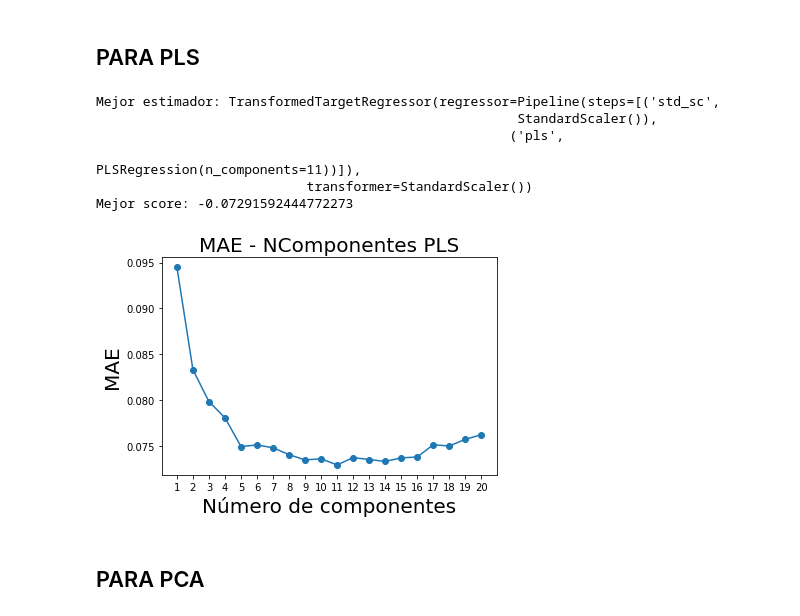
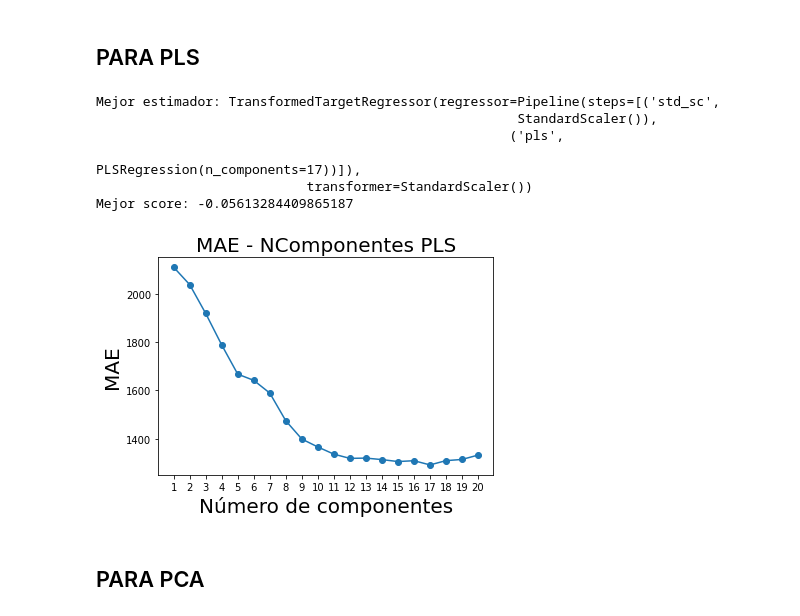
Before and after one commit to Ivanioel/TFG-Code, a Jupyter notebook: codigo/plots.ipynb, the cells around one changed output. Drawn from its saved outputs; the diff is of its cells as text; code cells hidden in the pictures.

```diff
--- a/codigo/plots.ipynb
+++ b/codigo/plots.ipynb
@@ -3,27 +3,28 @@
 # %%
 from joblib import load, dump
 import matplotlib.pyplot as plt
 import pandas as pd
 import numpy as np
 
-cv_estimator = load('../estimators/cv_estimator__pls_1_20_1_full_tg_200_100n')
+#cv_estimator = load('../estimators/Sotavento/cv_estimator__pls_1_20_1_full_tg_200_100n')
+cv_estimator = load('../estimators/Peninsula/cv_estimator__pls_1_20_1_full_tg_200_100n')
 df = pd.DataFrame(cv_estimator.cv_results_)
 plt.plot(df['param_regressor__pls__n_components'], -df['mean_test_score'], '-o')
 print(f'Mejor estimador: {cv_estimator.best_estimator_}')
-print(f'Mejor score: {max(df["mean_test_score"])}')
+print(f'Mejor score: {max(df["mean_test_score"])/23000}')
 
 plt.xlabel('Número de componentes', fontsize=20)
 plt.ylabel('MAE', fontsize=20)
 plt.title('MAE - NComponentes PLS', fontsize=20)
 plt.xticks(list(df['param_regressor__pls__n_components'].values));
 # %% [output]
 Mejor estimador: TransformedTargetRegressor(regressor=Pipeline(steps=[('std_sc',
                                                       StandardScaler()),
                                                      ('pls',
-                                                      PLSRegression(n_components=11))]),
+                                                      PLSRegression(n_components=17))]),
                            transformer=StandardScaler())
-Mejor score: -0.07291592444772273
+Mejor score: -0.05613284409865187
-[figure, old version]
+[figure, new version]
 # %% [markdown]
 ## PARA PCA
 # %%
```
Also changed, not shown: parts of 18 cells of this notebook, 30 other files.
